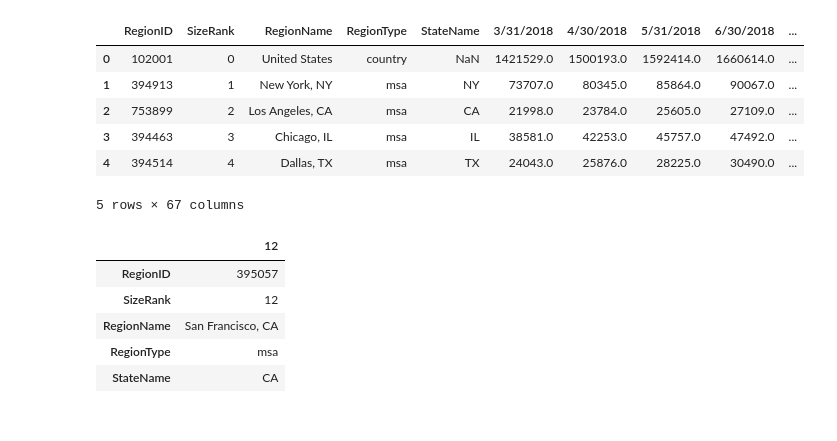
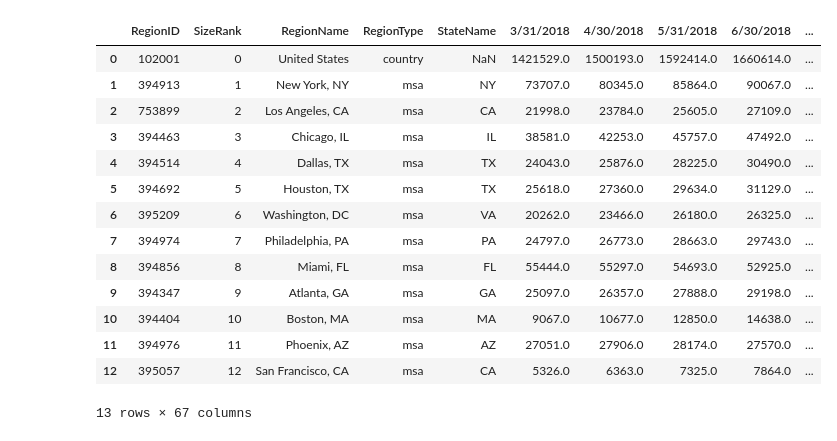
Before and after one commit to caleighteahan/Project_1, a Jupyter notebook: Starter_4.ipynb, the cells around one changed output. Drawn from its saved outputs; the diff is of its cells as text; code cells hidden in the pictures.

```diff
--- a/Starter_4.ipynb
+++ b/Starter_4.ipynb
@@ -10,22 +11,20 @@ import time
 file= Path("data/Home_inventory.monthly.csv")
 inventory_df=pd.read_csv(file)
 # %%
-inventory_df.head()
+inventory_df.head(13)
 # %% [output]
 |  | RegionID | SizeRank | RegionName | RegionType | StateName | 3/31/2018 | 4/30/2018 | 5/31/2018 | 6/30/2018 | ... |
 | 0 | 102001 | 0 | United States | country | NaN | 1421529.0 | 1500193.0 | 1592414.0 | 1660614.0 | ... |
 | 1 | 394913 | 1 | New York, NY | msa | NY | 73707.0 | 80345.0 | 85864.0 | 90067.0 | ... |
 | 2 | 753899 | 2 | Los Angeles, CA | msa | CA | 21998.0 | 23784.0 | 25605.0 | 27109.0 | ... |
 | 3 | 394463 | 3 | Chicago, IL | msa | IL | 38581.0 | 42253.0 | 45757.0 | 47492.0 | ... |
 | 4 | 394514 | 4 | Dallas, TX | msa | TX | 24043.0 | 25876.0 | 28225.0 | 30490.0 | ... |
+| 5 | 394692 | 5 | Houston, TX | msa | TX | 25618.0 | 27360.0 | 29634.0 | 31129.0 | ... |
+| 6 | 395209 | 6 | Washington, DC | msa | VA | 20262.0 | 23466.0 | 26180.0 | 26325.0 | ... |
+| 7 | 394974 | 7 | Philadelphia, PA | msa | PA | 24797.0 | 26773.0 | 28663.0 | 29743.0 | ... |
+| 8 | 394856 | 8 | Miami, FL | msa | FL | 55444.0 | 55297.0 | 54693.0 | 52925.0 | ... |
+| 9 | 394347 | 9 | Atlanta, GA | msa | GA | 25097.0 | 26357.0 | 27888.0 | 29198.0 | ... |
+| 10 | 394404 | 10 | Boston, MA | msa | MA | 9067.0 | 10677.0 | 12850.0 | 14638.0 | ... |
+| 11 | 394976 | 11 | Phoenix, AZ | msa | AZ | 27051.0 | 27906.0 | 28174.0 | 27570.0 | ... |
+| 12 | 395057 | 12 | San Francisco, CA | msa | CA | 5326.0 | 6363.0 | 7325.0 | 7864.0 | ... |
-5 rows × 67 columns
+13 rows × 67 columns
-# %%
-sf_df=pd.DataFrame(inventory_df.iloc[12])
-sf_df.head()
-# %% [output]
-|  | 12 |
-| RegionID | 395057 |
-| SizeRank | 12 |
-| RegionName | San Francisco, CA |
-| RegionType | msa |
-| StateName | CA |
```
Also changed, not shown: parts of 29 cells of this notebook.
